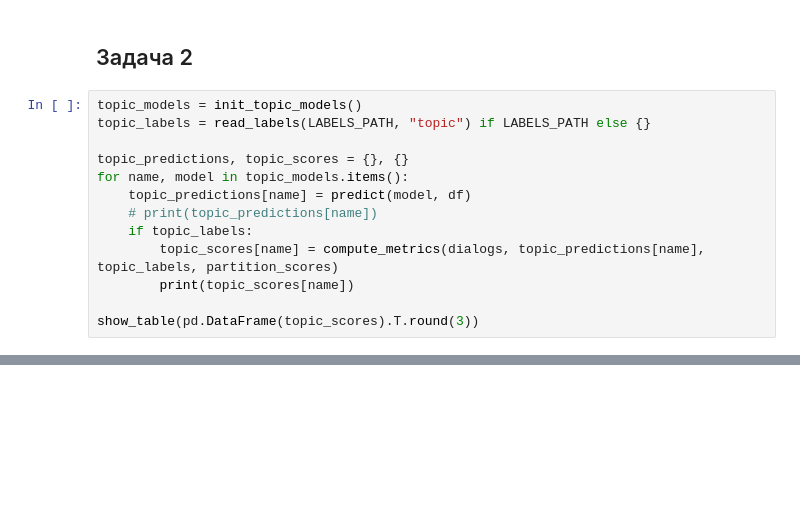
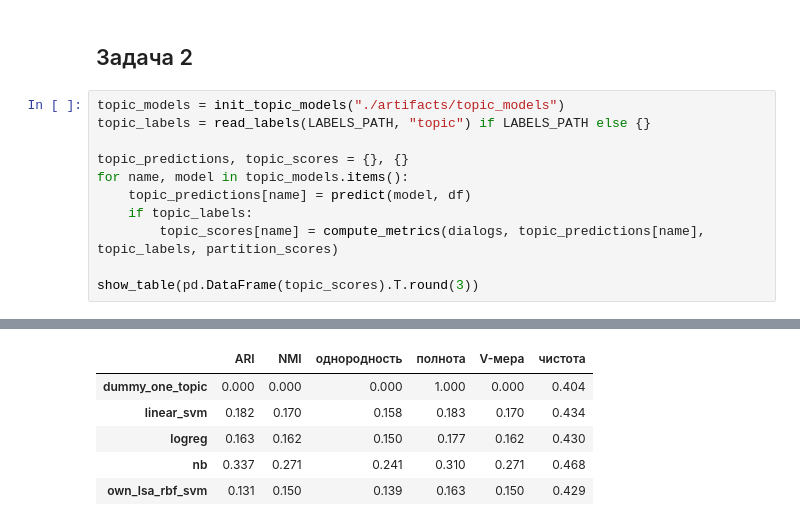
Before and after one commit to PETROVGRIGORIY/MachineLearning, a Jupyter notebook: hw1/solution.ipynb, the cells around one changed output, grey strips where cells are left out. Drawn from its saved outputs; the diff is of its cells as text; blank space fills up the shorter version.

```diff
--- a/hw1/solution.ipynb
+++ b/hw1/solution.ipynb
@@ -147,16 +105,14 @@ show_table(pd.DataFrame(reaction_metrics_tb).T.round(3))
 # %% [markdown]
 ## Задача 2
 # %%
-topic_models = init_topic_models()
+topic_models = init_topic_models("./artifacts/topic_models")
 topic_labels = read_labels(LABELS_PATH, "topic") if LABELS_PATH else {}
 
 topic_predictions, topic_scores = {}, {}
 for name, model in topic_models.items():
     topic_predictions[name] = predict(model, df)
-    # print(topic_predictions[name])
     if topic_labels:
         topic_scores[name] = compute_metrics(dialogs, topic_predictions[name], topic_labels, partition_scores)
-        print(topic_scores[name])
 
 show_table(pd.DataFrame(topic_scores).T.round(3))
 # %% [output]
@@ -164,3 +119,9 @@ show_table(pd.DataFrame(topic_scores).T.round(3))
+|  | ARI | NMI | однородность | полнота | V-мера | чистота |
+| dummy_one_topic | 0.000 | 0.000 | 0.000 | 1.000 | 0.000 | 0.404 |
+| linear_svm | 0.182 | 0.170 | 0.158 | 0.183 | 0.170 | 0.434 |
+| logreg | 0.163 | 0.162 | 0.150 | 0.177 | 0.162 | 0.430 |
+| nb | 0.337 | 0.271 | 0.241 | 0.310 | 0.271 | 0.468 |
+| own_lsa_rbf_svm | 0.131 | 0.150 | 0.139 | 0.163 | 0.150 | 0.429 |
 # %%
 save_predictions(PREDICTIONS_PATH, dialogs, {"reaction": reaction_predictions, "topic": topic_predictions})
 print("строк в файле ответов:", len(dialogs) * (len(reaction_predictions) + len(topic_predictions)))
```
Also changed, not shown: parts of 11 cells of this notebook, 2 other files.
